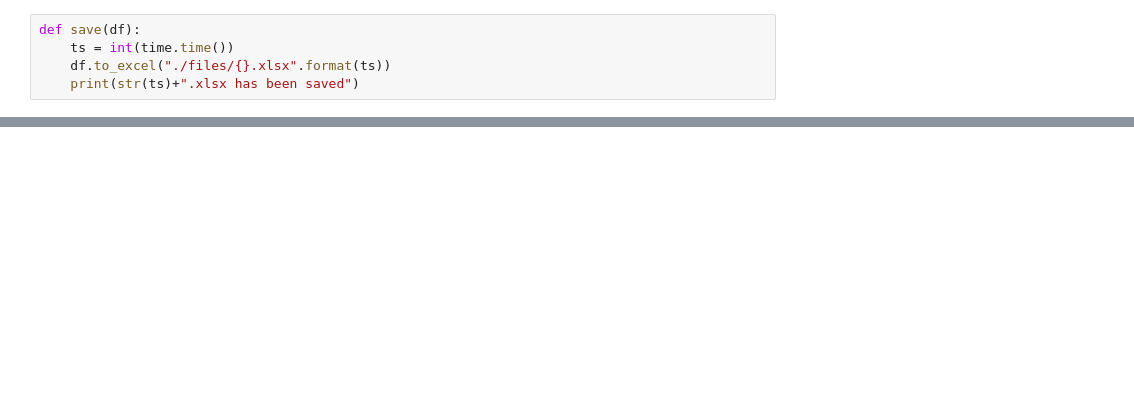
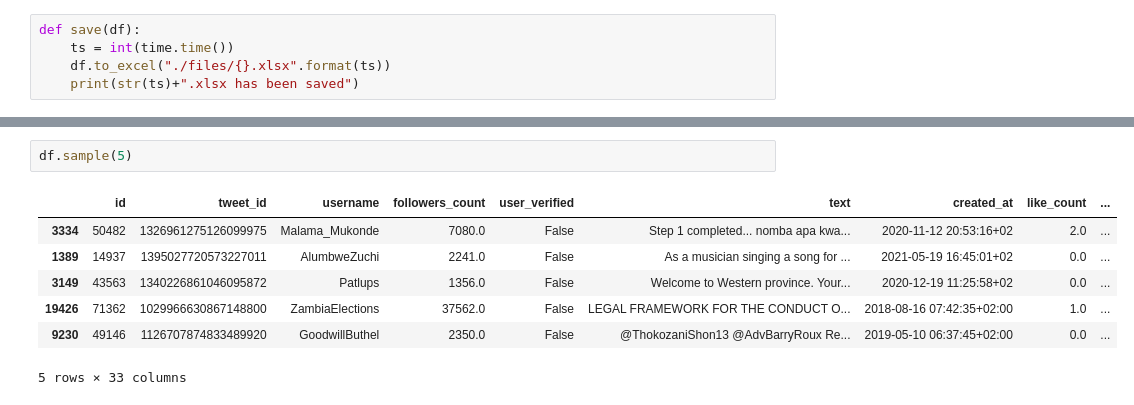
Before and after one commit to ayamlearning/masters_thesis_model_final, a Jupyter notebook: RQ3_Topc_Modelling.ipynb, the cells around one changed output, grey strips where cells are left out. Cells and saved outputs as stored; diff of their text form; blank space fills up the shorter version.

```diff
--- a/RQ3_Topc_Modelling.ipynb
+++ b/RQ3_Topc_Modelling.ipynb
@@ -35,0 +34,10 @@ Collecting nvidia-curand-cu12==10.3.2.106
+# %%
+df.sample(5)
+# %% [output]
+|  | id | tweet_id | username | followers_count | user_verified | text | created_at | like_count | ... |
+| 3334 | 50482 | 1326961275126099975 | Malama_Mukonde | 7080.0 | False | Step 1 completed... nomba apa kwa... | 2020-11-12 20:53:16+02 | 2.0 | ... |
+| 1389 | 14937 | 1395027720573227011 | AlumbweZuchi | 2241.0 | False | As a musician singing a song for ... | 2021-05-19 16:45:01+02 | 0.0 | ... |
+| 3149 | 43563 | 1340226861046095872 | Patlups | 1356.0 | False | Welcome to Western province. Your... | 2020-12-19 11:25:58+02 | 0.0 | ... |
+| 19426 | 71362 | 1029966630867148800 | ZambiaElections | 37562.0 | False | LEGAL FRAMEWORK FOR THE CONDUCT O... | 2018-08-16 07:42:35+02:00 | 1.0 | ... |
+| 9230 | 49146 | 1126707874833489920 | GoodwillButhel | 2350.0 | False | @ThokozaniShon13 @AdvBarryRoux Re... | 2019-05-10 06:37:45+02:00 | 0.0 | ... |
+5 rows × 33 columns
```
Also changed, not shown: parts of 16 cells of this notebook.
